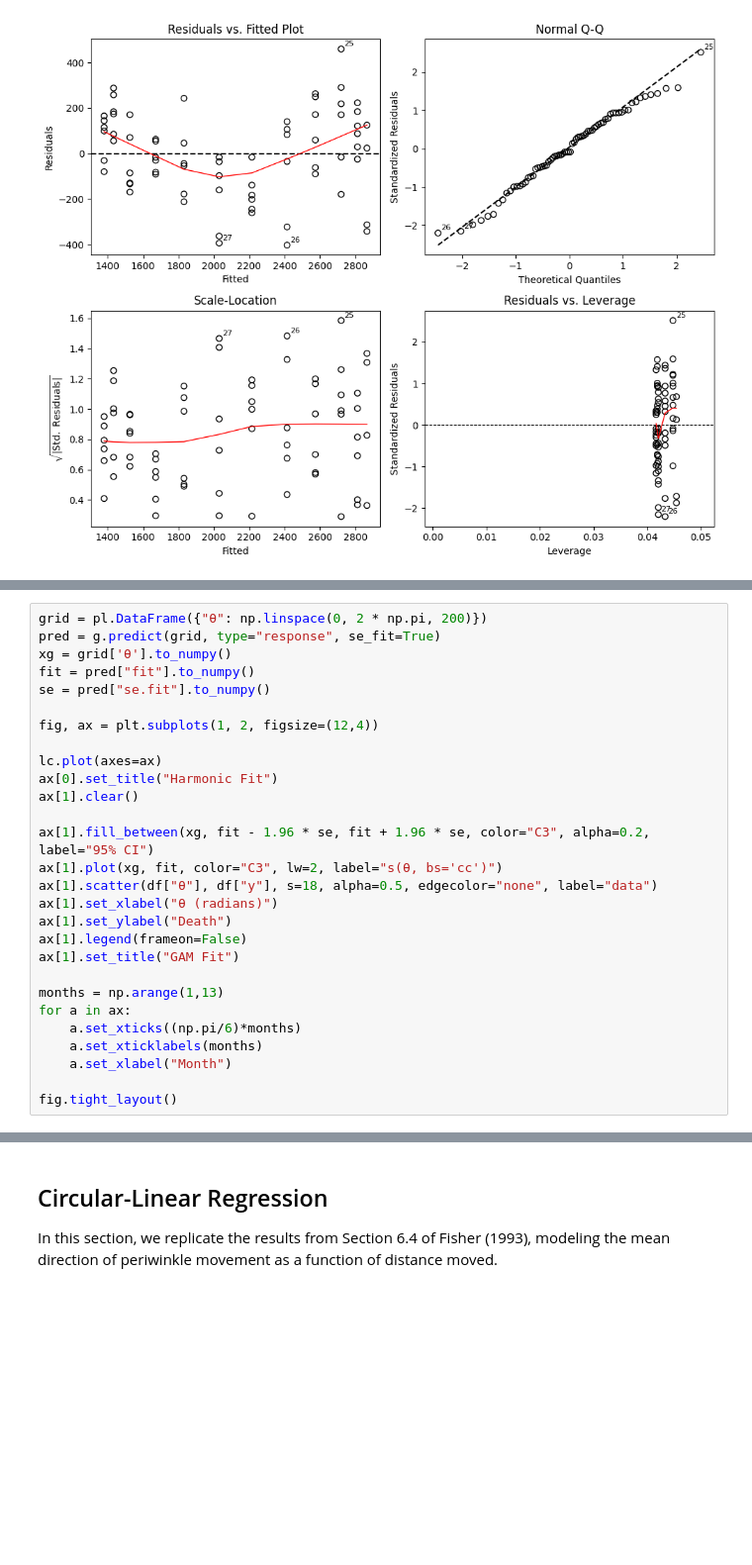
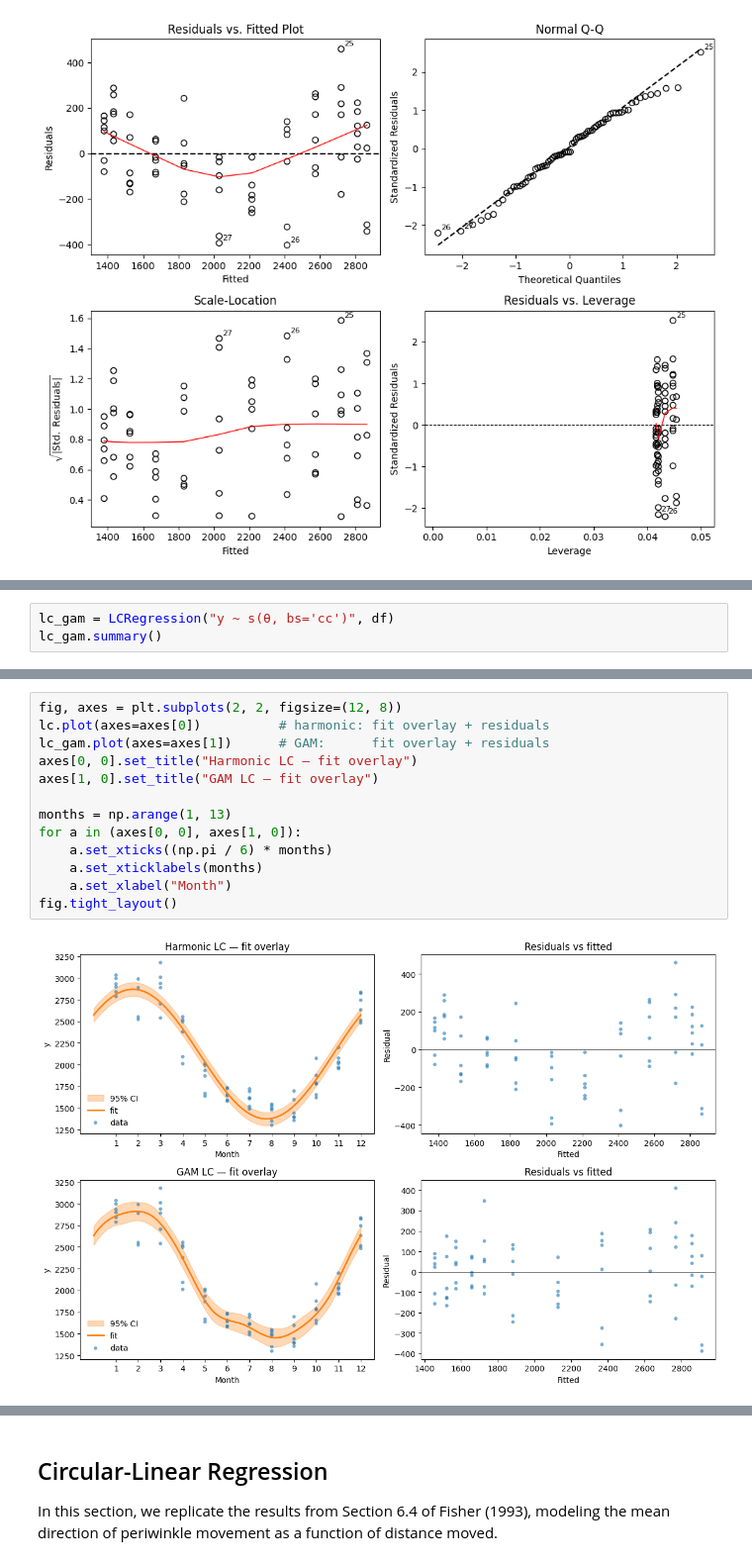
Before and after one commit to circstat/pycircstat2, a Jupyter notebook: examples/T4-regression.ipynb, the cells around one changed output, grey strips where cells are left out. Shown at 99% size. Drawn from its saved outputs; the diff is of its cells as text; blank space fills up the shorter version.

```diff
--- a/examples/T4-regression.ipynb
+++ b/examples/T4-regression.ipynb
@@ -93,28 +67,0 @@ R-sq.(adj) = 0.913  Deviance explained = 92.1%
-# %%
-grid = pl.DataFrame({"θ": np.linspace(0, 2 * np.pi, 200)})
-pred = g.predict(grid, type="response", se_fit=True)
-xg = grid['θ'].to_numpy()
-fit = pred["fit"].to_numpy()
-se = pred["se.fit"].to_numpy()
-
-fig, ax = plt.subplots(1, 2, figsize=(12,4))
-
-lc.plot(axes=ax)
-ax[0].set_title("Harmonic Fit")
-ax[1].clear()
-
-ax[1].fill_between(xg, fit - 1.96 * se, fit + 1.96 * se, color="C3", alpha=0.2, label="95% CI")
-ax[1].plot(xg, fit, color="C3", lw=2, label="s(θ, bs='cc')")
-ax[1].scatter(df["θ"], df["y"], s=18, alpha=0.5, edgecolor="none", label="data")
-ax[1].set_xlabel("θ (radians)")
-ax[1].set_ylabel("Death")
-ax[1].legend(frameon=False)
-ax[1].set_title("GAM Fit")
-
-months = np.arange(1,13)
-for a in ax:
-    a.set_xticks((np.pi/6)*months)
-    a.set_xticklabels(months)
-    a.set_xlabel("Month")
-
-fig.tight_layout()
@@ -122,0 +68,3 @@ fig.tight_layout()
+# %%
+lc_gam = LCRegression("y ~ s(θ, bs='cc')", df)
+lc_gam.summary()
@@ -123,2 +89,17 @@ fig.tight_layout()
+# %%
+fig, axes = plt.subplots(2, 2, figsize=(12, 8))
+lc.plot(axes=axes[0])          # harmonic: fit overlay + residuals
+lc_gam.plot(axes=axes[1])      # GAM:      fit overlay + residuals
+axes[0, 0].set_title("Harmonic LC — fit overlay")
+axes[1, 0].set_title("GAM LC — fit overlay")
+
+months = np.arange(1, 13)
+for a in (axes[0, 0], axes[1, 0]):
+    a.set_xticks((np.pi / 6) * months)
+    a.set_xticklabels(months)
+    a.set_xlabel("Month")
+fig.tight_layout()
+# %% [output]
+[figure, added]
 # %%
 import calendar
```
Also changed, not shown: parts of 7 cells of this notebook, 4 other files.
